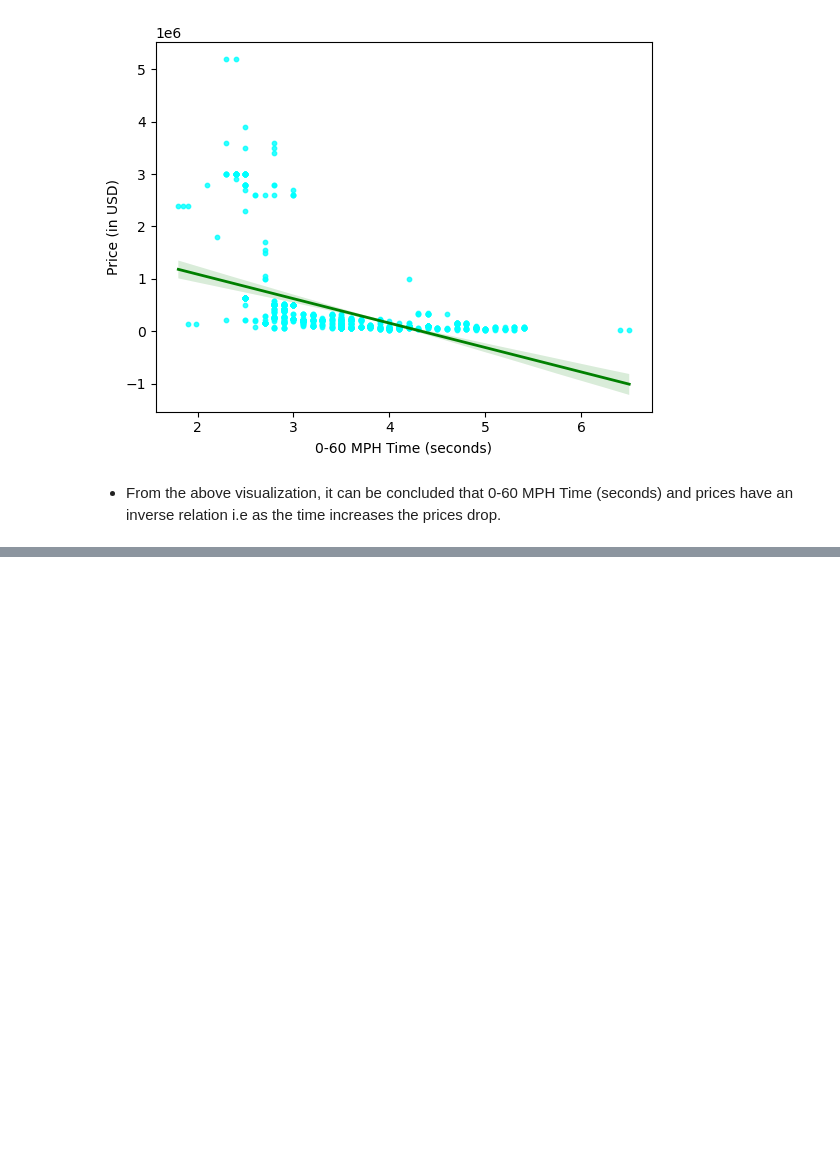
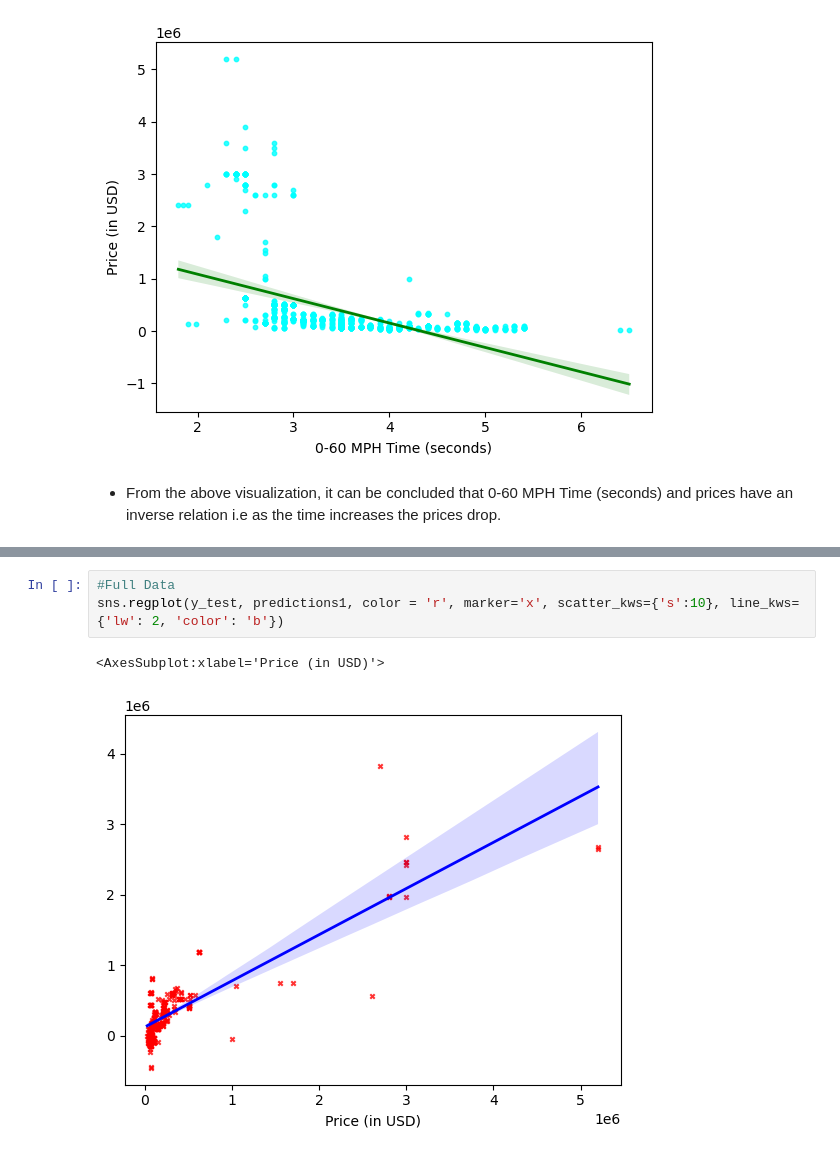
Before and after one commit to rajatmann/SportsCar-DataSet-Analysis-and-Price-Prediction, a Jupyter notebook: SportsCar EDA and Price Prediction.ipynb, the cells around one changed output, grey strips where cells are left out. Saved outputs shown, nothing was run; the diff lists cells and outputs as text; blank space fills up the shorter version.

```diff
--- a/SportsCar EDA and Price Prediction.ipynb
+++ b/SportsCar EDA and Price Prediction.ipynb
@@ -614,0 +782,6 @@ sns.regplot(data= sportscar, x = '0-60 MPH Time (seconds)', y = 'Price (in USD)'
+# %%
+#Full Data
+sns.regplot(y_test, predictions1, color = 'r', marker='x', scatter_kws={'s':10}, line_kws={'lw': 2, 'color': 'b'})
+# %% [output]
+<AxesSubplot:xlabel='Price (in USD)'>
+[figure, added]
```
Also changed, not shown: parts of 56 cells of this notebook.
